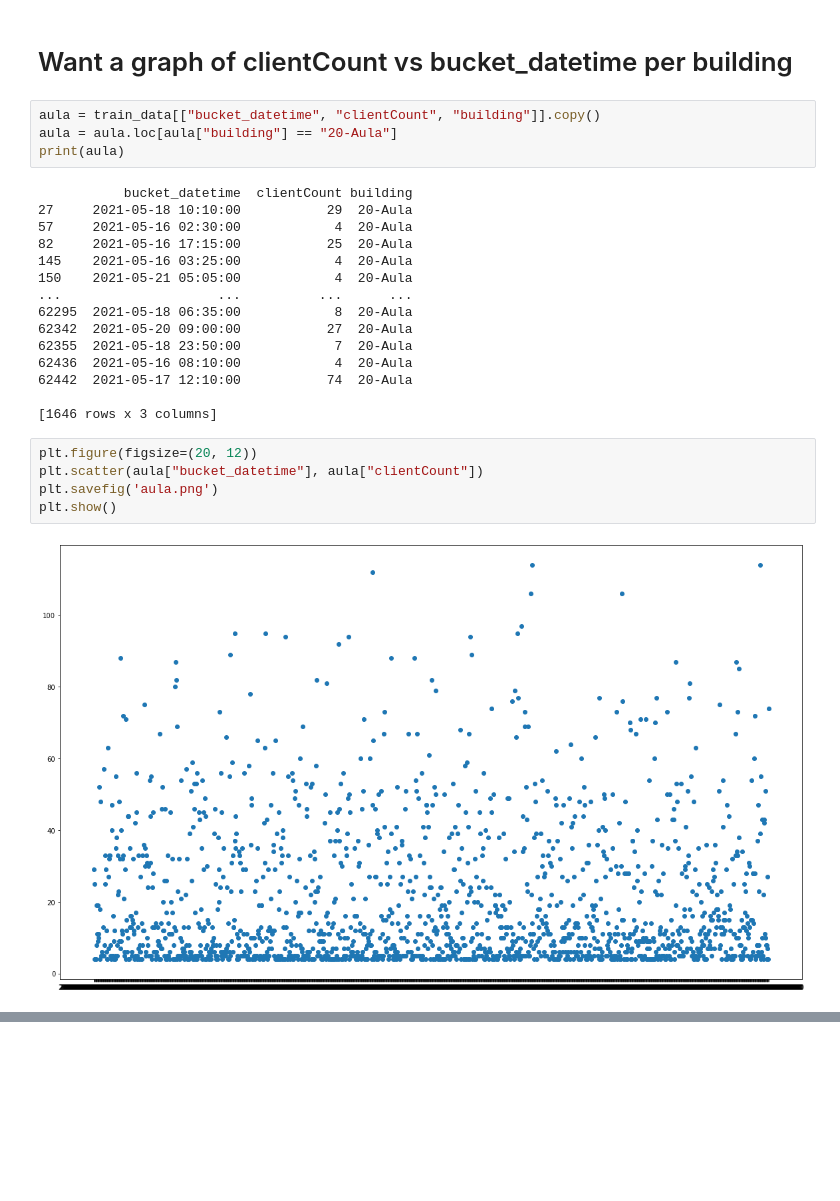
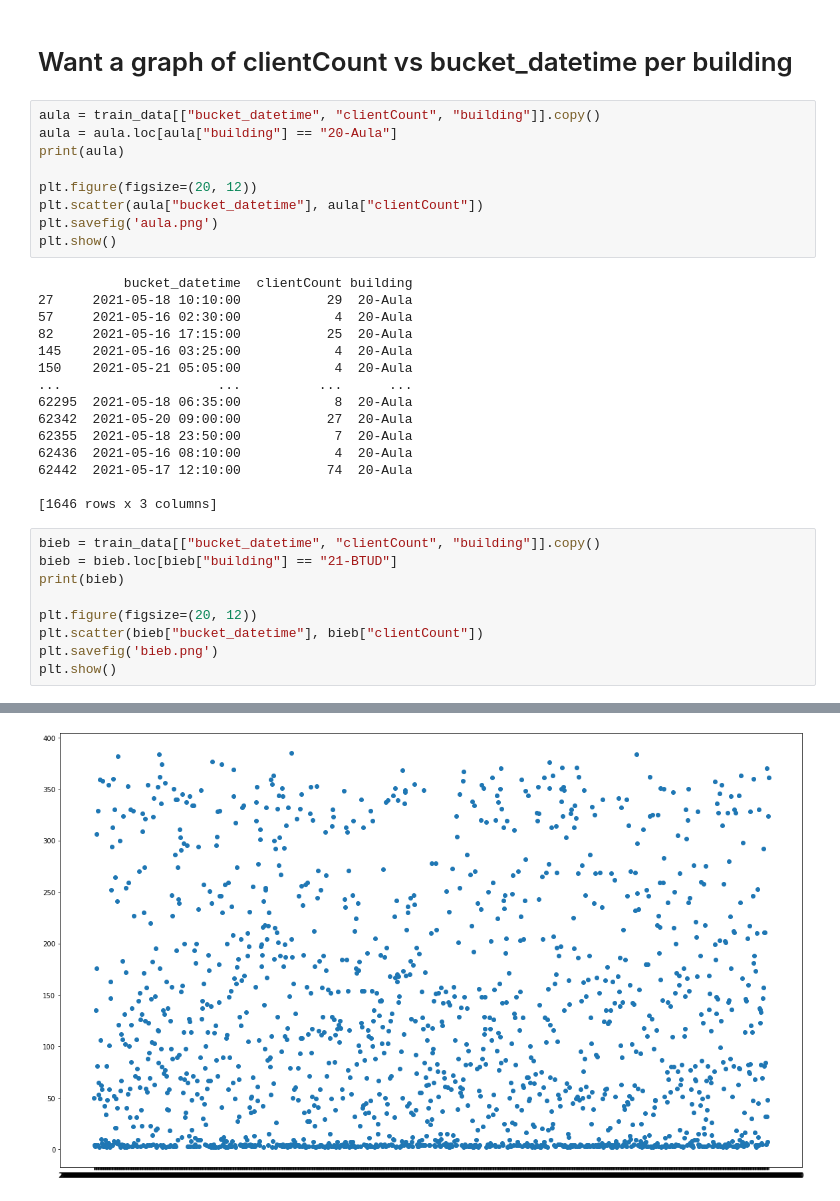
Before and after one commit to sebranchett/wifi_blog, a Jupyter notebook: Discover_data.ipynb, the cells around one changed output, grey strips where cells are left out. Saved outputs shown, nothing was run; the diff lists cells and outputs as text; blank space fills up the shorter version.

Commit message:
first look at Aula, library and LenR

```diff
--- a/Discover_data.ipynb
+++ b/Discover_data.ipynb
@@ -62,6 +62,11 @@ Name: building, dtype: int64
 aula = train_data[["bucket_datetime", "clientCount", "building"]].copy()
 aula = aula.loc[aula["building"] == "20-Aula"]
 print(aula)
+
+plt.figure(figsize=(20, 12))
+plt.scatter(aula["bucket_datetime"], aula["clientCount"])
+plt.savefig('aula.png')
+plt.show()
 # %% [output]
            bucket_datetime  clientCount building
 27     2021-05-18 10:10:00           29  20-Aula
@@ -77,10 +82,13 @@ print(aula)
 62442  2021-05-17 12:10:00           74  20-Aula
 
 [1646 rows x 3 columns]
-# %%
-plt.figure(figsize=(20, 12))
-plt.scatter(aula["bucket_datetime"], aula["clientCount"])
-plt.savefig('aula.png')
-plt.show()
-# %% [output]
-[figure, removed]
+# %%
+bieb = train_data[["bucket_datetime", "clientCount", "building"]].copy()
+bieb = bieb.loc[bieb["building"] == "21-BTUD"]
+print(bieb)
+
+plt.figure(figsize=(20, 12))
+plt.scatter(bieb["bucket_datetime"], bieb["clientCount"])
+plt.savefig('bieb.png')
+plt.show()
+# %% [output]
@@ -86,0 +109 @@ plt.show()
+[figure, added]
```
Also changed, not shown: parts of 3 cells of this notebook, 3 other files.
